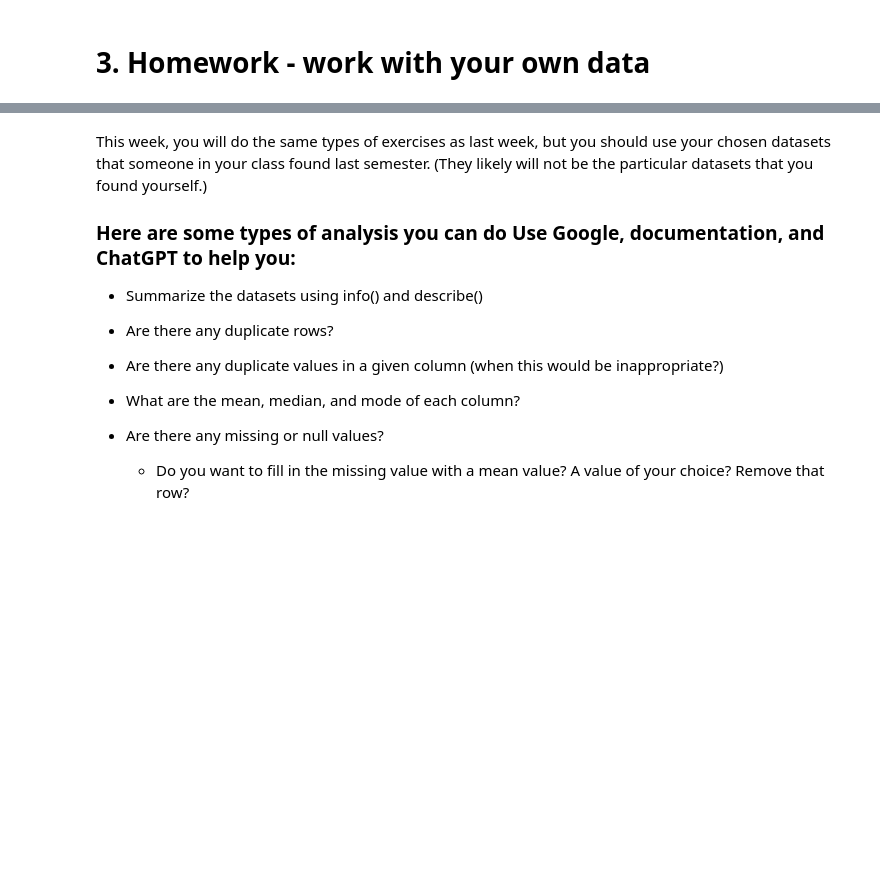
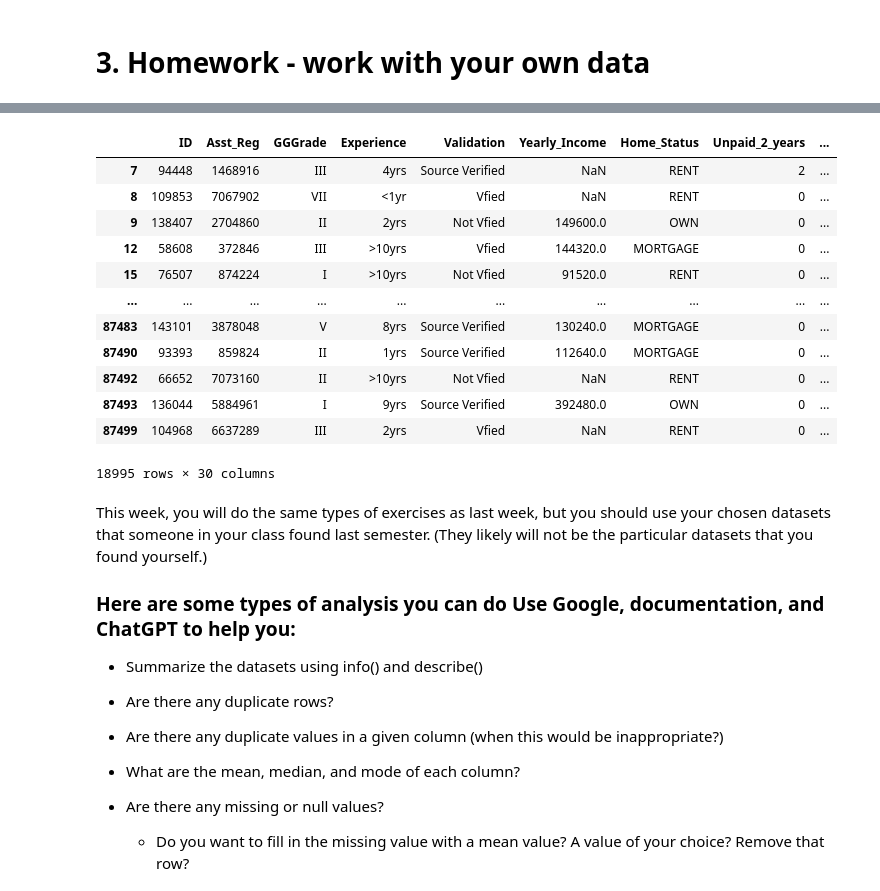
Before and after one commit to makenna-e/bu-cds-dx699s-summer-2025-assignments, a Jupyter notebook: OMDS-ModB2-Week2-Ehrlich-Makenna.ipynb, the cells around one changed output, grey strips where cells are left out. Drawn from its saved outputs; the diff is of its cells as text; code cells hidden in the pictures; blank space fills up the shorter version.

```diff
--- a/OMDS-ModB2-Week2-Ehrlich-Makenna.ipynb
+++ b/OMDS-ModB2-Week2-Ehrlich-Makenna.ipynb
@@ -32,3 +142,19 @@ from datetime import datetime, timedelta
+# %%
+df_loan[df_loan.isna().any(axis=1)]
+# %% [output]
+|  | ID | Asst_Reg | GGGrade | Experience | Validation | Yearly_Income | Home_Status | Unpaid_2_years | ... |
+| 7 | 94448 | 1468916 | III | 4yrs | Source Verified | NaN | RENT | 2 | ... |
+| 8 | 109853 | 7067902 | VII | <1yr | Vfied | NaN | RENT | 0 | ... |
+| 9 | 138407 | 2704860 | II | 2yrs | Not Vfied | 149600.0 | OWN | 0 | ... |
+| 12 | 58608 | 372846 | III | >10yrs | Vfied | 144320.0 | MORTGAGE | 0 | ... |
+| 15 | 76507 | 874224 | I | >10yrs | Not Vfied | 91520.0 | RENT | 0 | ... |
+| ... | ... | ... | ... | ... | ... | ... | ... | ... | ... |
+| 87483 | 143101 | 3878048 | V | 8yrs | Source Verified | 130240.0 | MORTGAGE | 0 | ... |
+| 87490 | 93393 | 859824 | II | 1yrs | Source Verified | 112640.0 | MORTGAGE | 0 | ... |
+| 87492 | 66652 | 7073160 | II | >10yrs | Not Vfied | NaN | RENT | 0 | ... |
+| 87493 | 136044 | 5884961 | I | 9yrs | Source Verified | 392480.0 | OWN | 0 | ... |
+| 87499 | 104968 | 6637289 | III | 2yrs | Vfied | NaN | RENT | 0 | ... |
+18995 rows × 30 columns
 # %% [markdown]
 This week, you will do the same types of exercises as last week, but you should use your chosen datasets that someone in your class found last semester. (They likely will not be the particular datasets that you found yourself.)
 
```
Also changed, not shown: parts of 11 cells of this notebook.
